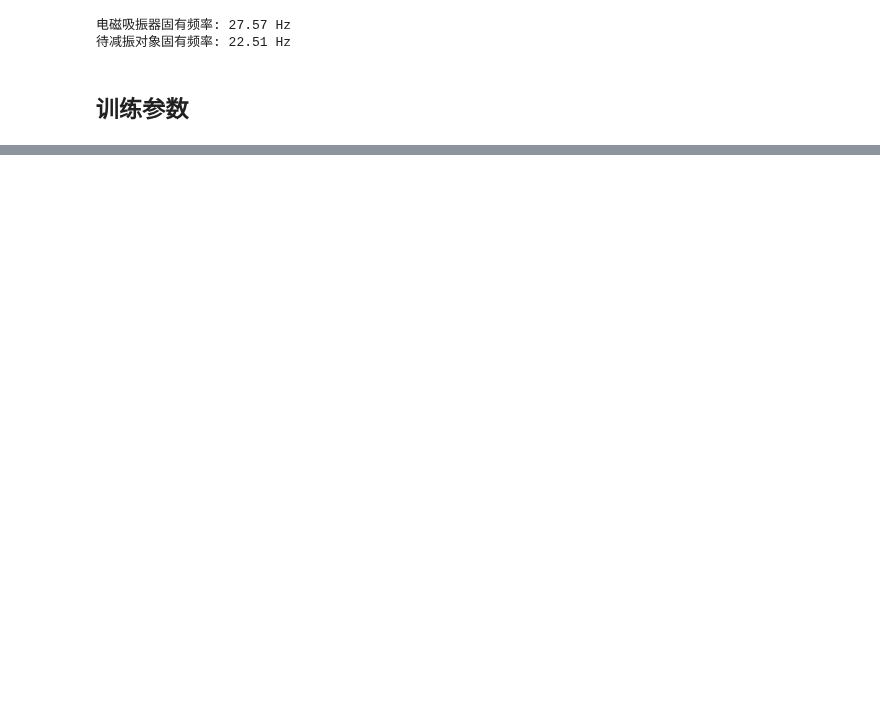
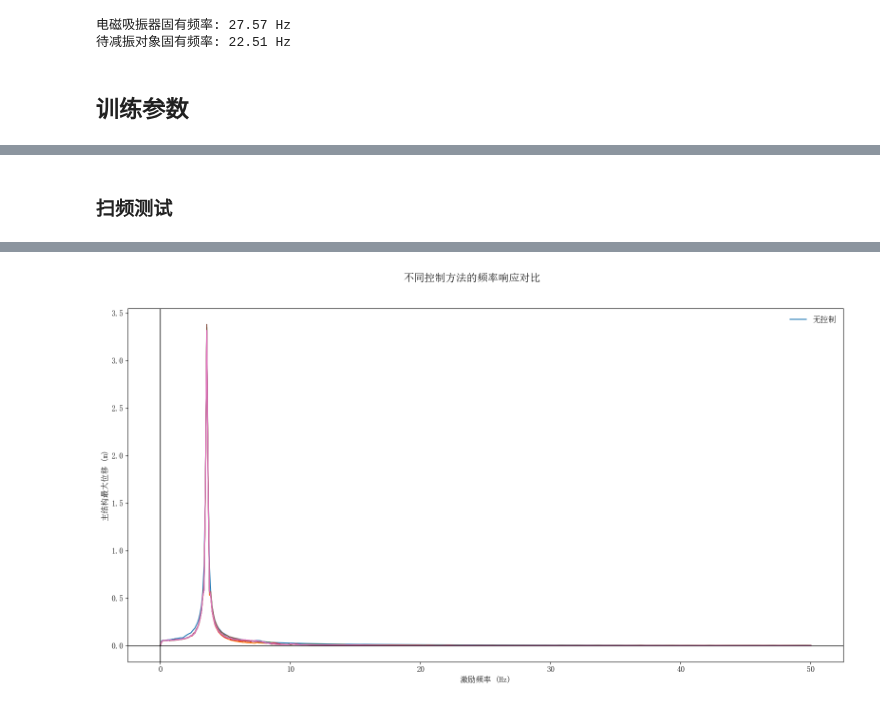
Before and after one commit to CodeZeng0214/DySysIdCtrl, a Jupyter notebook: 电磁式阻尼器深度强化学习/GRUA-TD3/Data_Analy_Draw.ipynb, the cells around one changed output, grey strips where cells are left out. Cells and saved outputs as stored; diff of their text form; code cells hidden in the pictures; blank space fills up the shorter version.

```diff
--- a/电磁式阻尼器深度强化学习/GRUA-TD3/Data_Analy_Draw.ipynb
+++ b/电磁式阻尼器深度强化学习/GRUA-TD3/Data_Analy_Draw.ipynb
@@ -250,0 +334,66 @@ plot_data(figsize=(10, 6), y_values=y_values,
+# %% [markdown]
+### 扫频测试
+# %%
+# 扫频测试
+from env import build_env
+freqs = np.concatenate([np.linspace(0, 10, 99), np.linspace(10, 50, 99)])
+max_disp = np.zeros((len(freqs), 7))  # 存储每个频率下的最大位移响应
+# 创建环境
+for freq_index, freq in enumerate(freqs):
+    ENV_PARAMS['f_func'] = sin_wave(15000, freq*2*np.pi)
+    DELAY_ENV_PARAMS['f_func'] = sin_wave(15000, freq*2*np.pi)
+    DELAY_MLP_ENV_PARAMS['f_func'] = sin_wave(15000, freq*2*np.pi)
+    DELAY_GRUA_ENV_PARAMS['f_func'] = sin_wave(15000, freq*2*np.pi)
+
+    env = build_env(ENV_PARAMS)
+    delay_env = build_env(DELAY_ENV_PARAMS)
+    delay_mlp_env = build_env(DELAY_MLP_ENV_PARAMS)
+
+    length = int(ENV_PARAMS['T'] / ENV_PARAMS['Ts'])
+
+    # 无控制
+    nc_recorder = env.run_episode(controller=None, state0=ENV_PARAMS['state0'], z_func=ENV_PARAMS['z_func'], f_func=ENV_PARAMS['f_func'])
+    nc_x_values=nc_recorder.as_numpy(keys='time_history').reshape(-1, 1)
+    nc_y_values=nc_recorder.as_numpy(keys='state_history')[:,[0,1,2,3,4,5]]
+    max_nc_disp = np.max(np.abs(nc_y_values[:, 3]))  # 获取主结构位移的的最大绝对值
+
+    # PID控制
+    cs_pid_recorder = env.run_episode(controller=pid_Controller, state0=ENV_PARAMS['state0'], z_func=ENV_PARAMS['z_func'], f_func=ENV_PARAMS['f_func'])
+    pid_x_values=cs_pid_recorder.as_numpy(keys='time_history').reshape(-1, 1)
+    pid_y_values=cs_pid_recorder.as_numpy(keys='state_history')[:,[0,1,2,3,4,5]]
+    max_pid_disp = np.max(np.abs(pid_y_values[length//3*2:length, 3]))  # 获取主结构位移的最大绝对值
+
+    # 延迟环境下的PID控制
+    delay_pid_recorder = delay_env.run_episode(controller=pid_Controller, state0=DELAY_ENV_PARAMS['state0'], z_func=DELAY_ENV_PARAMS['z_func'], f_func=DELAY_ENV_PARAMS['f_func'])
+    delay_pid_x_values=delay_pid_recorder.as_numpy(keys='time_history').reshape(-1, 1)
+    delay_pid_y_values=delay_pid_recorder.as_numpy(keys='state_history')[:,[0,1,2,3,4,5]]
+    max_delay_pid_disp = np.max(np.abs(delay_pid_y_values[length//3*2:length, 3]))  # 获取主结构位移的最大绝对值
+
+    # TD3控制
+    td3_recorder = env.run_episode(controller=MLP_TD3_Controller, state0=ENV_PARAMS['state0'], z_func=ENV_PARAMS['z_func'], f_func=ENV_PARAMS['f_func'])
+    td3_x_values=td3_recorder.as_numpy(keys='time_history').reshape(-1, 1)
+    td3_y_values=td3_recorder.as_numpy(keys='state_history')[:,[0,1,2,3,4,5]]
+    max_td3_disp = np.max(np.abs(td3_y_values[length//3*2:length, 3]))  # 获取主结构位移的最大绝对值
+    grua_td3_recorder = delay_env.run_episode(controller=GRUA_TD3_Controller, state0=DELAY_ENV_PARAMS['state0'], z_func=DELAY_ENV_PARAMS['z_func'], f_func=DELAY_ENV_PARAMS['f_func'])
+    grua_td3_x_values=grua_td3_recorder.as_numpy(keys='time_history').reshape(-1, 1)
+    grua_td3_y_values=grua_td3_recorder.as_numpy(keys='state_history')[:,[0,1,2,3,4,5]]
+    max_grua_td3_disp = np.max(np.abs(grua_td3_y_values[length//3*2:length, 3]))  # 获取主结构位移的最大绝对值
+
+    # 延迟环境下的TD3控制
+    delay_td3_recorder = delay_mlp_env.run_episode(controller=Delay_MLP_TD3_Controller, state0=DELAY_MLP_ENV_PARAMS['state0'], z_func=DELAY_MLP_ENV_PARAMS['z_func'], f_func=DELAY_MLP_ENV_PARAMS['f_func'])
+    delay_td3_x_values=delay_td3_recorder.as_numpy(keys='time_history').reshape(-1, 1)
+    delay_td3_y_values=delay_td3_recorder.as_numpy(keys='state_history')[:, [0,1,2,3,4,5]]
+    max_delay_td3_disp = np.max(np.abs(delay_td3_y_values[length//3*2:length, 3]))  # 获取主结构位移的最大绝对值
+    delay_grua_td3_recorder = delay_env.run_episode(controller=Delay_GRUA_TD3_Controller, state0=DELAY_GRUA_ENV_PARAMS['state0'], z_func=DELAY_GRUA_ENV_PARAMS['z_func'], f_func=DELAY_GRUA_ENV_PARAMS['f_func'])
+    delay_grua_td3_x_values=delay_grua_td3_recorder.as_numpy(keys='time_history').reshape(-1, 1)
+    delay_grua_td3_y_values=delay_grua_td3_recorder.as_numpy(keys='state_history')[:, [0,1,2,3,4,5]]
+    max_delay_grua_td3_disp = np.max(np.abs(delay_grua_td3_y_values[length//3*2:length, 3]))  # 获取主结构位移的最大绝对值
+    max_disp[freq_index, :] = [max_nc_disp, max_pid_disp, max_delay_pid_disp, max_td3_disp, max_delay_td3_disp, max_grua_td3_disp, max_delay_grua_td3_disp]
+    print(f"频率: {freq:.2f} Hz, 无控制最大位移: {max_nc_disp:.6f} m, PID最大位移: {max_pid_disp:.6f} m, 延迟PID最大位移: {max_delay_pid_disp:.6f} m, TD3最大位移: {max_td3_disp:.6f} m, 延迟TD3最大位移: {max_delay_td3_disp:.6f} m, GRUA-TD3最大位移: {max_grua_td3_disp:.6f} m, 延迟GRUA-TD3最大位移: {max_delay_grua_td3_disp:.6f} m")
+
+# 绘制频率响应曲线
+plot_data(x_values=freqs, y_values=max_disp, xlabel='激励频率 (Hz)', ylabel='主结构最大位移 (m)',
+            legends=[('无控制',), ('PID控制',), ('延迟环境下PID控制',), ('MLP-TD3控制',), ('延迟环境下MLP-TD3控制',), ('GRUA-TD3控制',), ('延迟环境下GRUA-TD3控制',)],
+            legend_loc='upper right', plot_title='不同控制方法的频率响应对比', save_path=plot_path, show=True,
+            totalsize=12, title_fontsize=16, label_fontsize=12, legend_fontsize=12)
+# %% [output]
@@ -250,0 +417 @@ plot_data(figsize=(10, 6), y_values=y_values,
+[figure, added]
```
Also changed, not shown: parts of 14 cells of this notebook, 8 other files.
